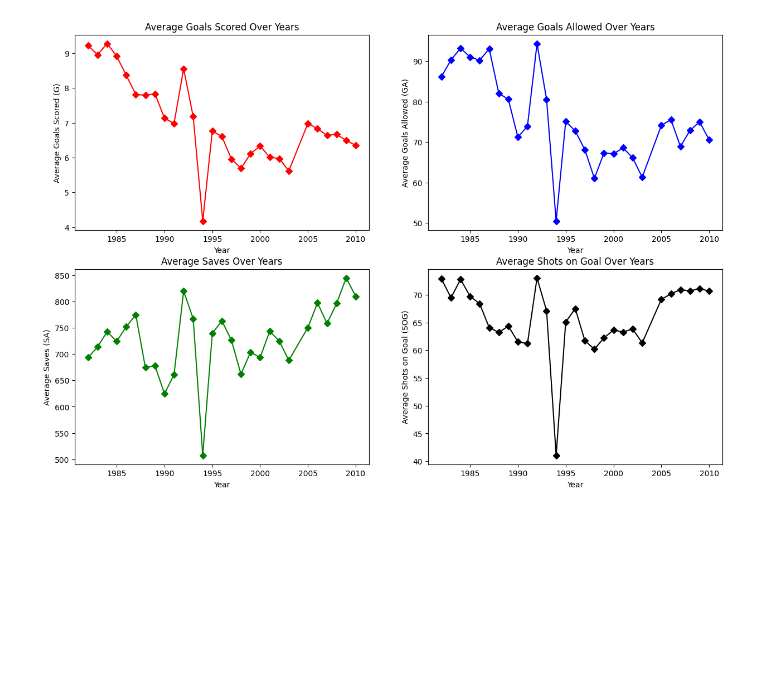
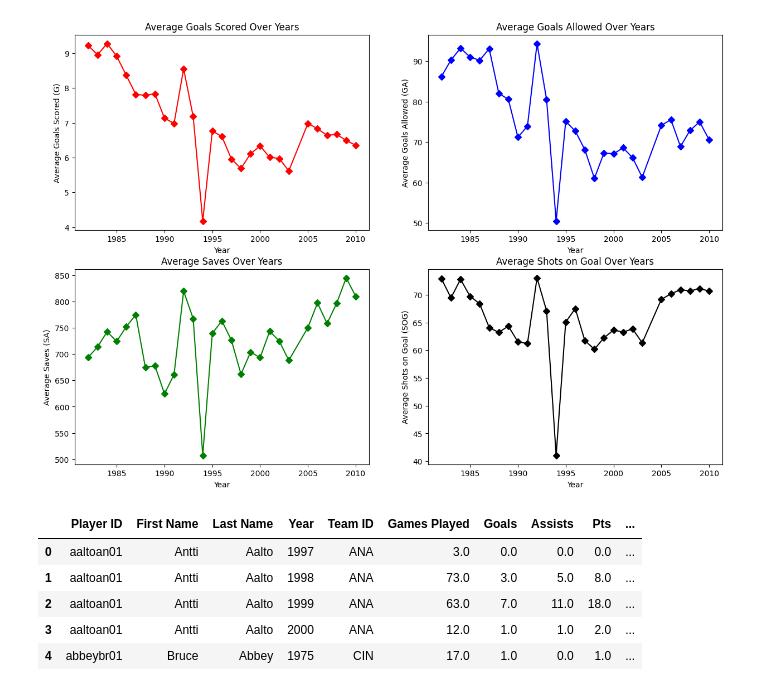
Before and after one commit to samwallach7/Project1-DELTS, a Jupyter notebook: project_1.ipynb, the cells around one changed output. Cells and saved outputs as stored; diff of their text form; code cells hidden in the pictures; blank space fills up the shorter version.

```diff
--- a/project_1.ipynb
+++ b/project_1.ipynb
@@ -236,3 +238,18 @@ ax4.set_title('Average Shots on Goal Over Years')
 fig.savefig('Output_files/sam/player_stats_output/subplot.png')
 # %% [output]
 [figure]
+# %%
+#Wayne Gretzky stats
+wayne_gretzky = clean_data[(clean_data['Player ID'] == "gretzwa01")]
+wayne_gretzky.head()
+
+#without Gretzky stats
+no_gretzky = clean_data[(clean_data['Player ID'] != "gretzwa01")]
+no_gretzky.head()
+# %% [output]
+|  | Player ID | First Name | Last Name | Year | Team ID | Games Played | Goals | Assists | Pts | ... |
+| 0 | aaltoan01 | Antti | Aalto | 1997 | ANA | 3.0 | 0.0 | 0.0 | 0.0 | ... |
+| 1 | aaltoan01 | Antti | Aalto | 1998 | ANA | 73.0 | 3.0 | 5.0 | 8.0 | ... |
+| 2 | aaltoan01 | Antti | Aalto | 1999 | ANA | 63.0 | 7.0 | 11.0 | 18.0 | ... |
+| 3 | aaltoan01 | Antti | Aalto | 2000 | ANA | 12.0 | 1.0 | 1.0 | 2.0 | ... |
+| 4 | abbeybr01 | Bruce | Abbey | 1975 | CIN | 17.0 | 1.0 | 0.0 | 1.0 | ... |
```
Also changed, not shown: parts of 4 cells of this notebook.
